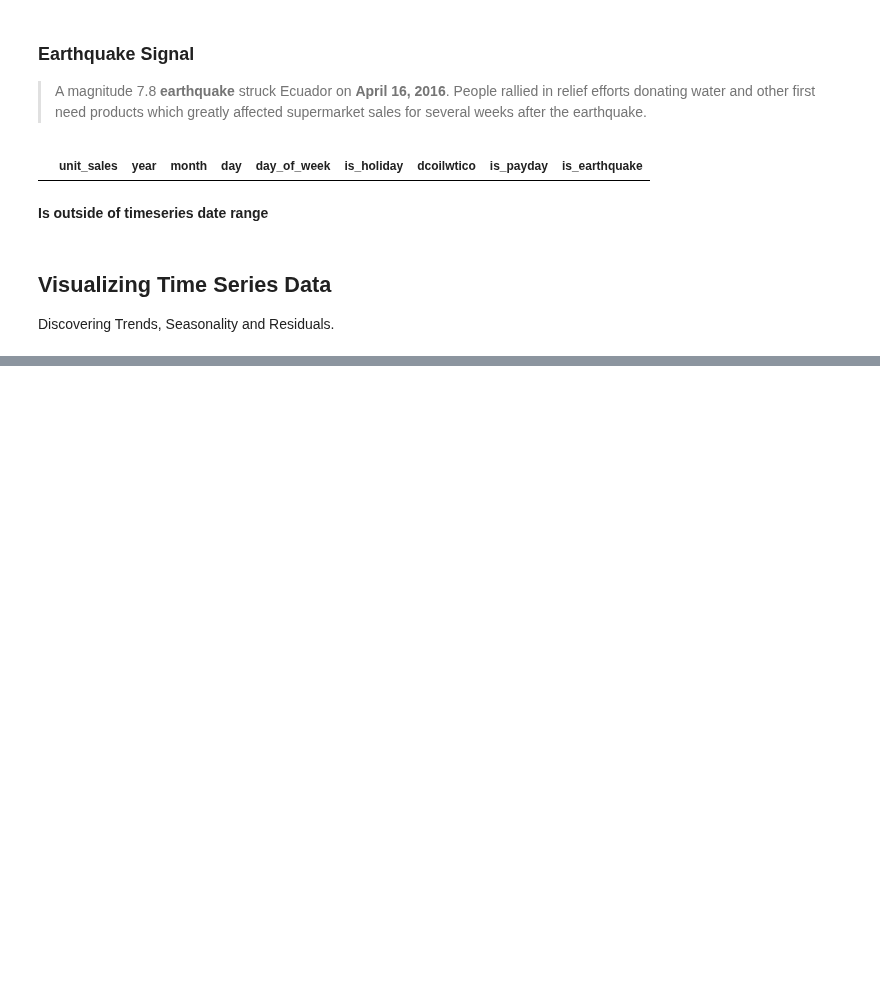
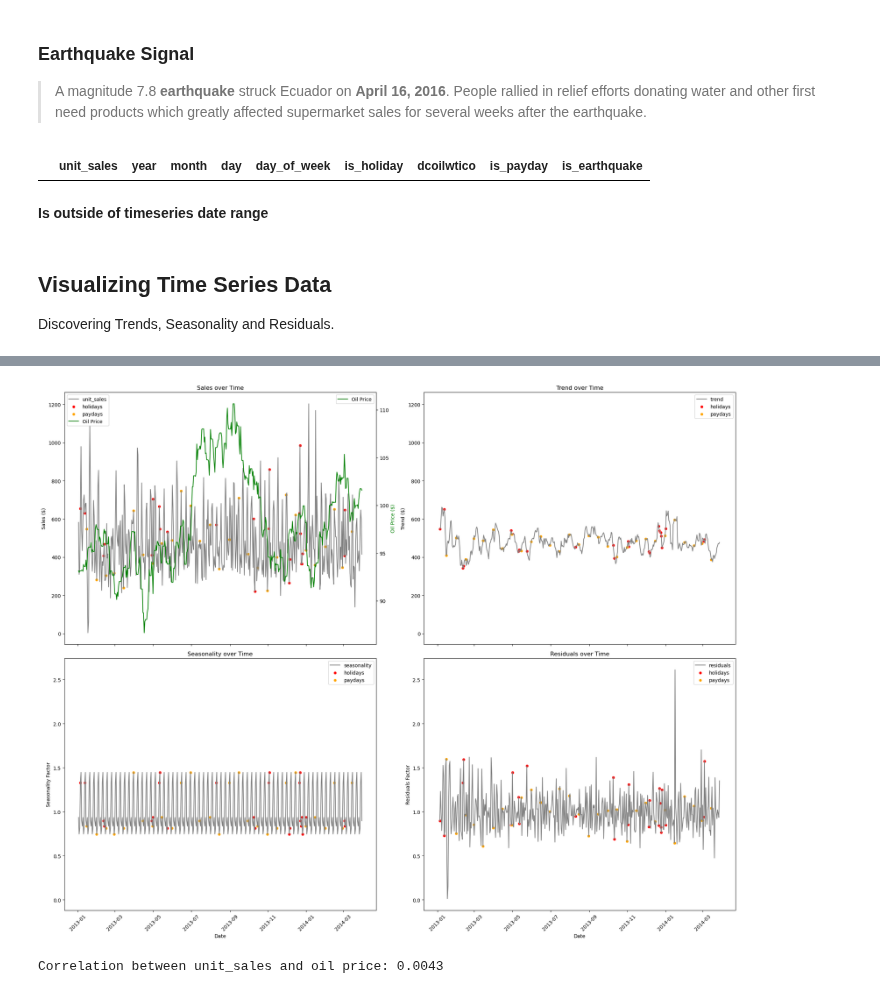
Before and after one commit to Moritz-Binder/corporacion_favorita_grocery_sales_forecasting, a Jupyter notebook: ipynb/EDA.ipynb, the cells around one changed output, grey strips where cells are left out. Drawn from its saved outputs; the diff is of its cells as text; code cells hidden in the pictures; blank space fills up the shorter version.

```diff
--- a/ipynb/EDA.ipynb
+++ b/ipynb/EDA.ipynb
@@ -396,0 +423,66 @@ Discovering Trends, Seasonality and Residuals.
+# %%
+# using seaborn relplot to visualize unit_sales over time while marking holidays and paydays
+plot_data = timeseries_df.copy()
+plot_data['trend'] = decomposition.trend
+plot_data['seasonality'] = decomposition.seasonal
+plot_data['residuals'] = decomposition.resid
+
+# Create a grid: 2 rows, 2 column
+fig, axes = plt.subplots(2, 2, figsize=(20, 16), sharex=True)
+
+# Link only the top-right Y-axis to the top-left Y-axis
+axes[0, 1].sharey(axes[0, 0])
+axes[1, 0].sharey(axes[1, 1])
+
+# lot the first line on ax1
+sns.lineplot(data=plot_data, x=plot_data.index, y='unit_sales', color='gray', label='unit_sales', ax=axes[0, 0])
+sns.scatterplot(data=plot_data[plot_data['is_holiday'] == 1], x=plot_data[plot_data['is_holiday'] == 1].index, y='unit_sales', color='red', label='holidays', ax=axes[0, 0])
+sns.scatterplot(data=plot_data[plot_data['is_payday'] == 1], x=plot_data[plot_data['is_payday'] == 1].index, y='unit_sales', color='orange', label='paydays', ax=axes[0, 0])
+axes[0, 0].set_ylabel('Sales ($)')
+axes[0, 0].set_title('Sales over Time')
+ax11 = axes[0, 0].twinx()
+
+# Plot the second line on ax1.1
+sns.lineplot(data=plot_data, x=plot_data.index, y='dcoilwtico', ax=ax11, color='green', label='Oil Price')
+ax11.set_ylabel('Oil Price ($)', color='green')
+
+# handeling legends for ax1 and ax1.1
+lines1, labels1 = axes[0, 0].get_legend_handles_labels()
+lines2, labels2 = ax11.get_legend_handles_labels()
+axes[0, 0].legend(lines1 + lines2, labels1 + labels2, loc='upper left')
+
+# Plot the second line on ax2
+sns.lineplot(data=plot_data, x=plot_data.index, y='trend', color='gray', label='trend', ax=axes[0, 1])
+sns.scatterplot(data=plot_data[plot_data['is_holiday'] == 1], x=plot_data[plot_data['is_holiday'] == 1].index, y='trend', color='red', label='holidays', ax=axes[0, 1])
+sns.scatterplot(data=plot_data[plot_data['is_payday'] == 1], x=plot_data[plot_data['is_payday'] == 1].index, y='trend', color='orange', label='paydays', ax=axes[0, 1])
+axes[0, 1].set_ylabel('Trend ($)')
+axes[0, 1].set_title('Trend over Time')
+
+# Plot the second line on ax3
+sns.lineplot(data=plot_data, x=plot_data.index, y='seasonality', color='gray', label='seasonality', ax=axes[1, 0])
+sns.scatterplot(data=plot_data[plot_data['is_holiday'] == 1], x=plot_data[plot_data['is_holiday'] == 1].index, y='seasonality', color='red', label='holidays', ax=axes[1, 0])
+sns.scatterplot(data=plot_data[plot_data['is_payday'] == 1], x=plot_data[plot_data['is_payday'] == 1].index, y='seasonality', color='orange', label='paydays', ax=axes[1, 0])
+axes[1, 0].set_ylabel('Seasonality Factor')
+axes[1, 0].set_title('Seasonality over Time')
+axes[1, 0].set_xlabel('Date')
+axes[1, 0].set_xticklabels(axes[1, 0].get_xticklabels(), rotation=45)
+
+# Plot the second line on ax4
+sns.lineplot(data=plot_data, x=plot_data.index, y='residuals', color='gray', label='residuals', ax=axes[1, 1])
+sns.scatterplot(data=plot_data[plot_data['is_holiday'] == 1], x=plot_data[plot_data['is_holiday'] == 1].index, y='residuals', color='red', label='holidays', ax=axes[1, 1])
+sns.scatterplot(data=plot_data[plot_data['is_payday'] == 1], x=plot_data[plot_data['is_payday'] == 1].index, y='residuals', color='orange', label='paydays', ax=axes[1, 1])
+axes[1, 1].set_ylabel('Residuals Factor')
+axes[1, 1].set_title('Residuals over Time')
+axes[1, 1].set_xlabel('Date')
+axes[1, 1].set_xticklabels(axes[1, 1].get_xticklabels(), rotation=45)
+
+plt.tight_layout() # Prevents overlap
+plt.show()
+# %% [output]
+[figure, added]
+# %%
+# correlation between unit_sales and oil price
+correlation = plot_data['unit_sales'].corr(plot_data['dcoilwtico'])
+print(f"Correlation between unit_sales and oil price: {correlation:.4f}")
+# %% [output]
+Correlation between unit_sales and oil price: 0.0043
```
Also changed, not shown: parts of 20 cells of this notebook.
